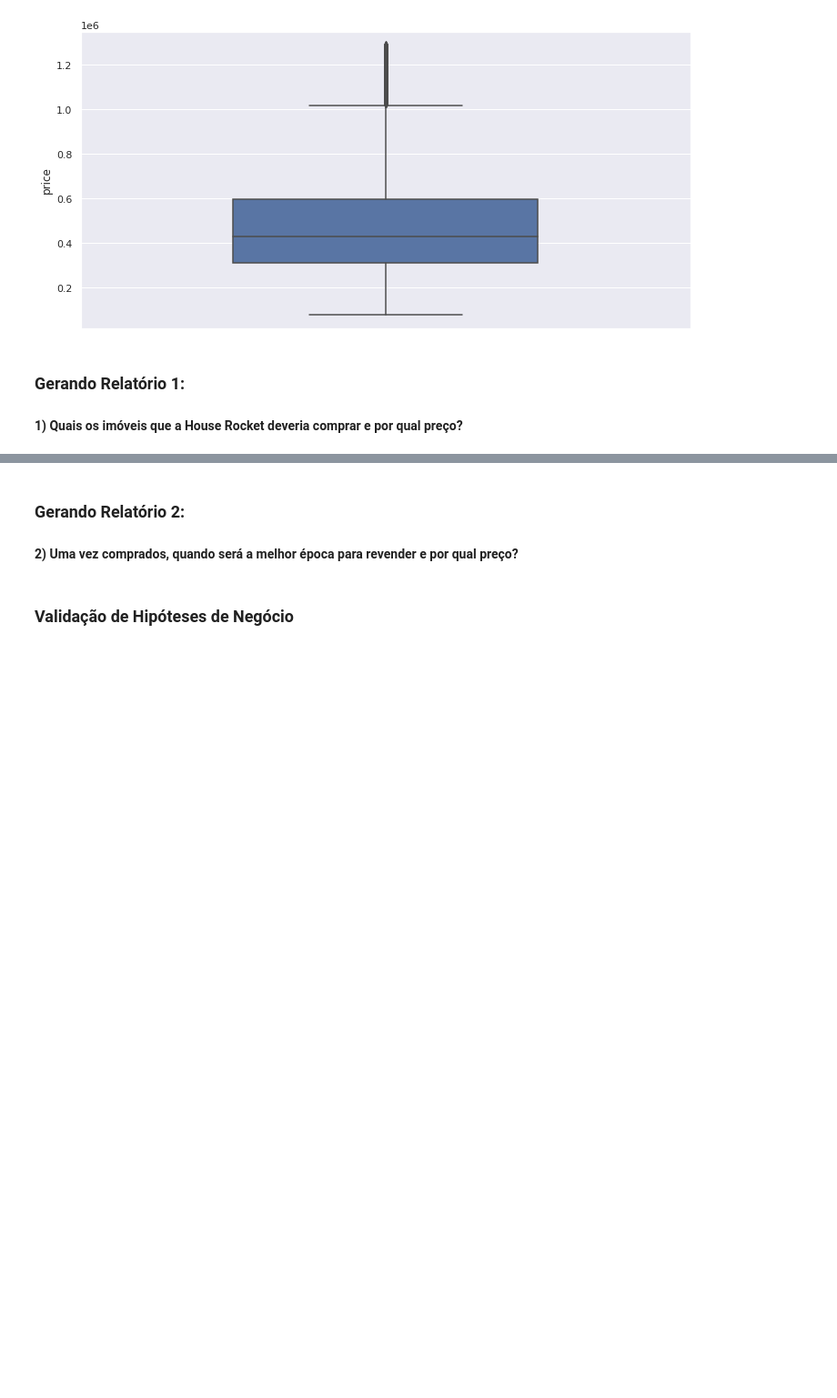
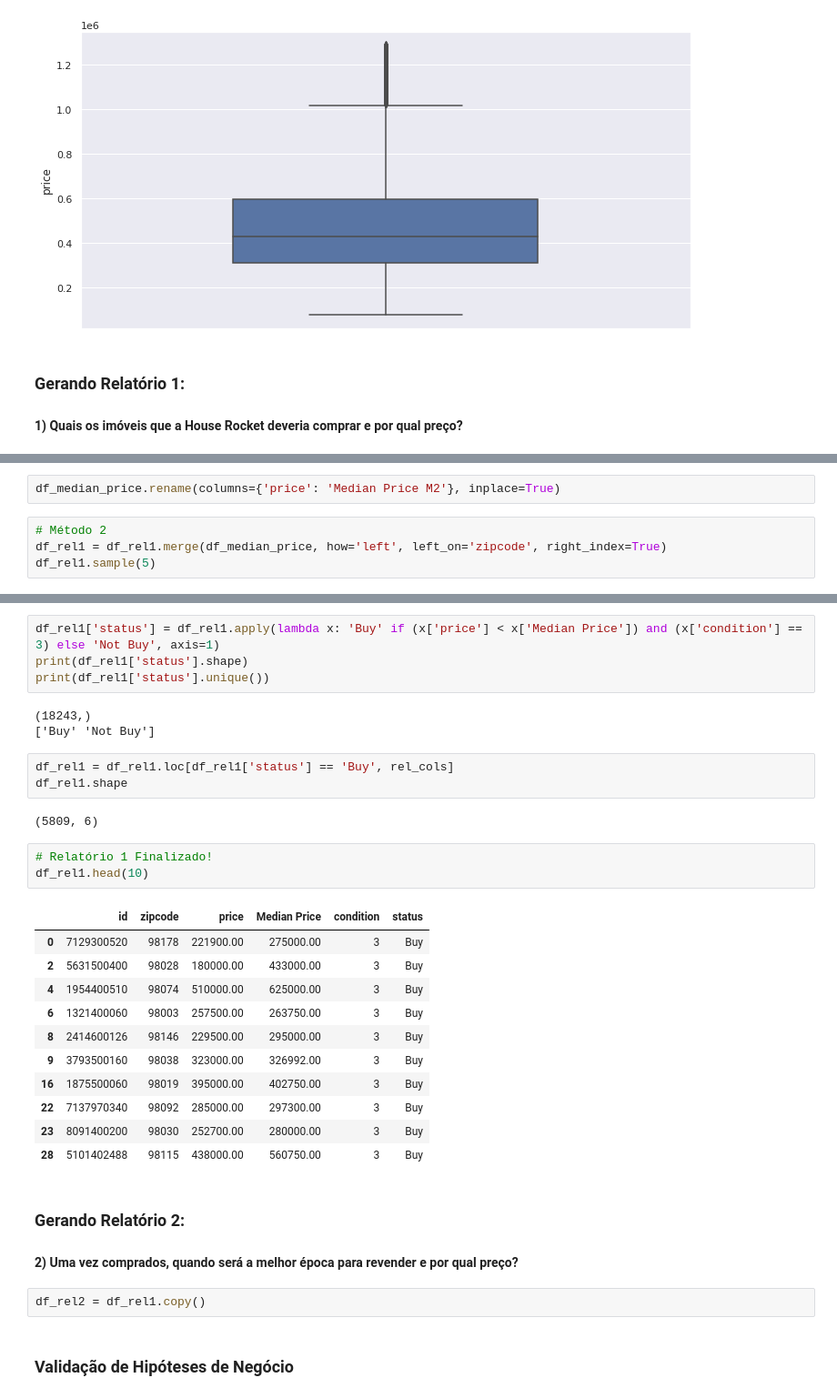
Before and after one commit to GustavoBarros11/house-rocket-insights-project, a Jupyter notebook: notebook.ipynb, the cells around one changed output, grey strips where cells are left out. Shown: that part at 91% size. Saved outputs shown, nothing was run; the diff lists cells and outputs as text; blank space fills up the shorter version.

```diff
--- a/notebook.ipynb
+++ b/notebook.ipynb
@@ -222,0 +256,6 @@ plt.show()
+# %%
+df_median_price.rename(columns={'price': 'Median Price M2'}, inplace=True)
+# %%
+# Método 2
+df_rel1 = df_rel1.merge(df_median_price, how='left', left_on='zipcode', right_index=True)
+df_rel1.sample(5)
@@ -223,6 +282,35 @@ plt.show()
+# %%
+df_rel1['status'] = df_rel1.apply(lambda x: 'Buy' if (x['price'] < x['Median Price']) and (x['condition'] == 3) else 'Not Buy', axis=1)
+print(df_rel1['status'].shape)
+print(df_rel1['status'].unique())
+# %% [output]
+(18243,)
+['Buy' 'Not Buy']
+# %%
+df_rel1 = df_rel1.loc[df_rel1['status'] == 'Buy', rel_cols]
+df_rel1.shape
+# %% [output]
+(5809, 6)
+# %%
+# Relatório 1 Finalizado!
+df_rel1.head(10)
+# %% [output]
+|  | id | zipcode | price | Median Price | condition | status |
+| 0 | 7129300520 | 98178 | 221900.00 | 275000.00 | 3 | Buy |
+| 2 | 5631500400 | 98028 | 180000.00 | 433000.00 | 3 | Buy |
+| 4 | 1954400510 | 98074 | 510000.00 | 625000.00 | 3 | Buy |
+| 6 | 1321400060 | 98003 | 257500.00 | 263750.00 | 3 | Buy |
+| 8 | 2414600126 | 98146 | 229500.00 | 295000.00 | 3 | Buy |
+| 9 | 3793500160 | 98038 | 323000.00 | 326992.00 | 3 | Buy |
+| 16 | 1875500060 | 98019 | 395000.00 | 402750.00 | 3 | Buy |
+| 22 | 7137970340 | 98092 | 285000.00 | 297300.00 | 3 | Buy |
+| 23 | 8091400200 | 98030 | 252700.00 | 280000.00 | 3 | Buy |
+| 28 | 5101402488 | 98115 | 438000.00 | 560750.00 | 3 | Buy |
 # %% [markdown]
 ### Gerando **Relatório 2**:
 #### **2) Uma vez comprados, quando será a melhor época para revender e por qual preço?**
+# %%
+df_rel2 = df_rel1.copy()
 # %% [markdown]
 ### Validação de Hipóteses de Negócio
 # %% [markdown]
```
Also changed, not shown: parts of 6 cells of this notebook.
